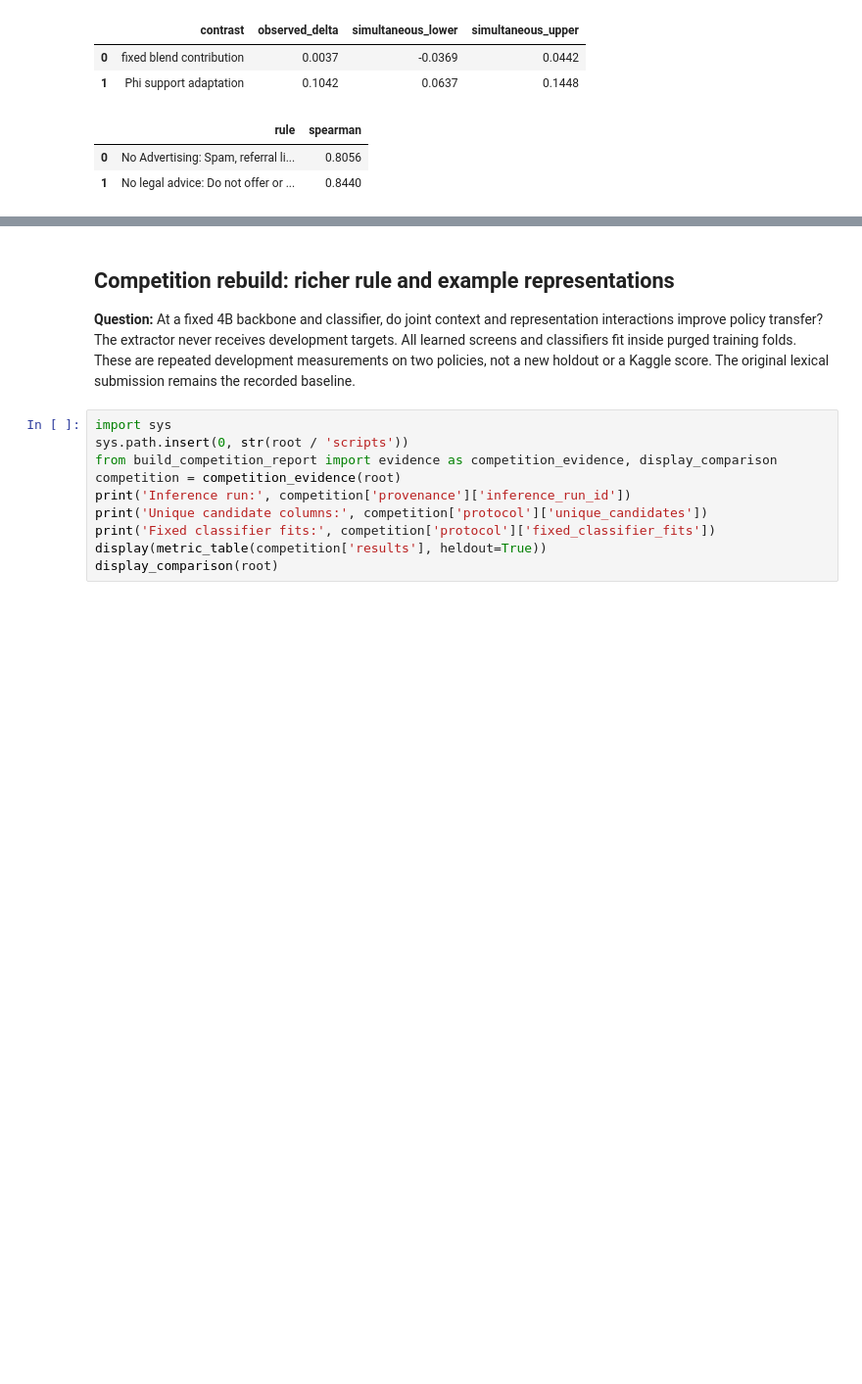
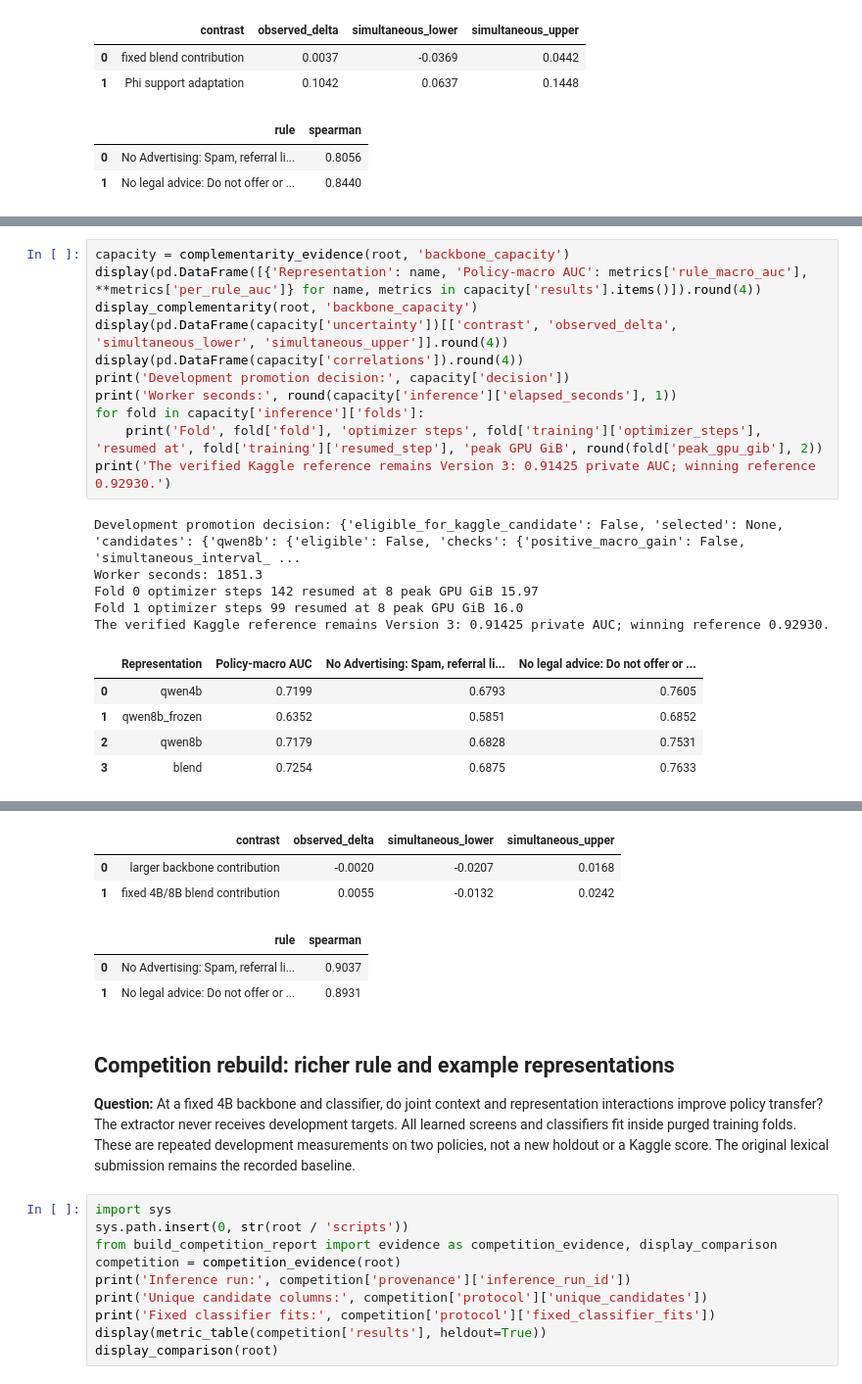
Before and after one commit to alvaromendizabal/jigsaw-rule-classifier, a Jupyter notebook: notebooks/02_baseline_and_review.ipynb, the cells around one changed output, grey strips where cells are left out. Shown at 98% size. Drawn from its saved outputs; the diff is of its cells as text; blank space fills up the shorter version.

Commit message:
results: reject unsupported 8B gains and verify two-T4 recovery

```diff
--- a/notebooks/02_baseline_and_review.ipynb
+++ b/notebooks/02_baseline_and_review.ipynb
@@ -148,0 +155,22 @@ These are development results, not another Kaggle score.
+# %%
+capacity = complementarity_evidence(root, 'backbone_capacity')
+display(pd.DataFrame([{'Representation': name, 'Policy-macro AUC': metrics['rule_macro_auc'], **metrics['per_rule_auc']} for name, metrics in capacity['results'].items()]).round(4))
+display_complementarity(root, 'backbone_capacity')
+display(pd.DataFrame(capacity['uncertainty'])[['contrast', 'observed_delta', 'simultaneous_lower', 'simultaneous_upper']].round(4))
+display(pd.DataFrame(capacity['correlations']).round(4))
+print('Development promotion decision:', capacity['decision'])
+print('Worker seconds:', round(capacity['inference']['elapsed_seconds'], 1))
+for fold in capacity['inference']['folds']:
+    print('Fold', fold['fold'], 'optimizer steps', fold['training']['optimizer_steps'], 'resumed at', fold['training']['resumed_step'], 'peak GPU GiB', round(fold['peak_gpu_gib'], 2))
+print('The verified Kaggle reference remains Version 3: 0.91425 private AUC; winning reference 0.92930.')
+# %% [output]
+Development promotion decision: {'eligible_for_kaggle_candidate': False, 'selected': None, 'candidates': {'qwen8b': {'eligible': False, 'checks': {'positive_macro_gain': False, 'simultaneous_interval_ ...
+Worker seconds: 1851.3
+Fold 0 optimizer steps 142 resumed at 8 peak GPU GiB 15.97
+Fold 1 optimizer steps 99 resumed at 8 peak GPU GiB 16.0
+The verified Kaggle reference remains Version 3: 0.91425 private AUC; winning reference 0.92930.
+|  | Representation | Policy-macro AUC | No Advertising: Spam, referral li... | No legal advice: Do not offer or ... |
+| 0 | qwen4b | 0.7199 | 0.6793 | 0.7605 |
+| 1 | qwen8b_frozen | 0.6352 | 0.5851 | 0.6852 |
+| 2 | qwen8b | 0.7179 | 0.6828 | 0.7531 |
+| 3 | blend | 0.7254 | 0.6875 | 0.7633 |
@@ -149,3 +178,9 @@ These are development results, not another Kaggle score.
+|  | contrast | observed_delta | simultaneous_lower | simultaneous_upper |
+| 0 | larger backbone contribution | -0.0020 | -0.0207 | 0.0168 |
+| 1 | fixed 4B/8B blend contribution | 0.0055 | -0.0132 | 0.0242 |
+|  | rule | spearman |
+| 0 | No Advertising: Spam, referral li... | 0.9037 |
+| 1 | No legal advice: Do not offer or ... | 0.8931 |
 # %% [markdown]
 ## Competition rebuild: richer rule and example representations
 
```
Also changed, not shown: parts of 2 cells of this notebook, 27 other files.
